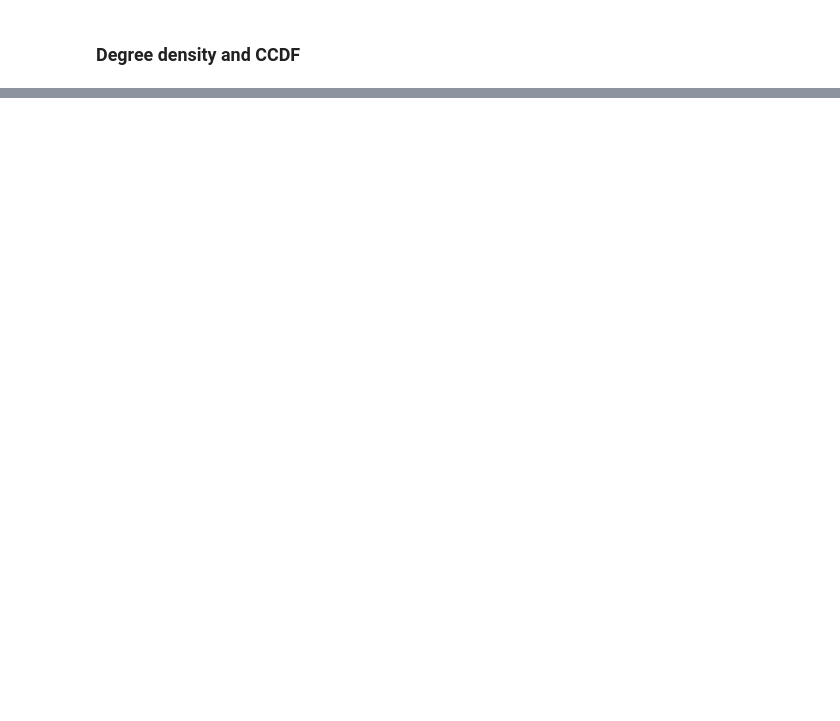
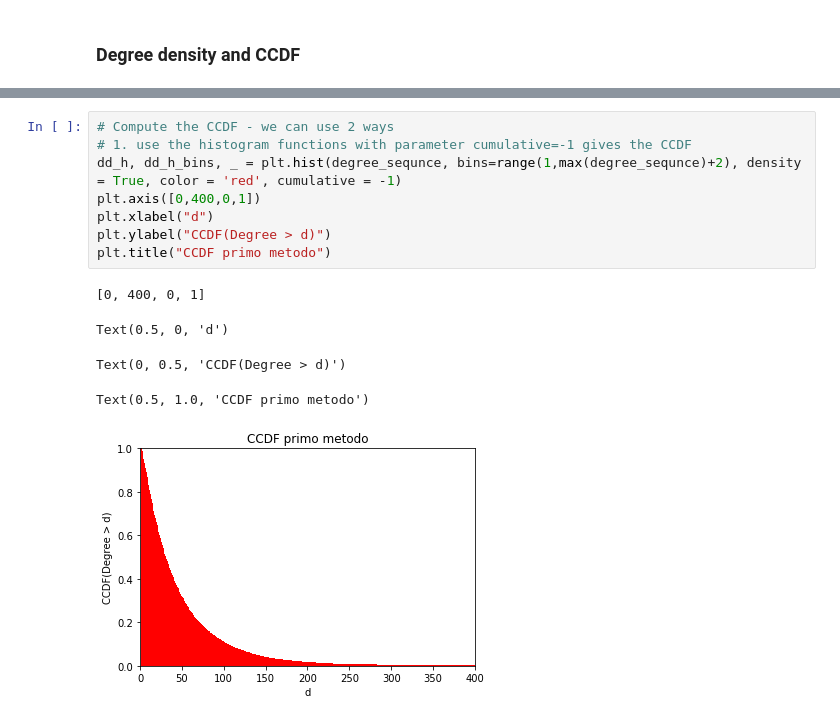
Before and after one commit to guglielmo84/cna_project, a Jupyter notebook: giant_component.ipynb, the cells around one changed output, grey strips where cells are left out. Saved outputs shown, nothing was run; the diff lists cells and outputs as text; blank space fills up the shorter version.

```diff
--- a/giant_component.ipynb
+++ b/giant_component.ipynb
@@ -338,0 +268,14 @@ IGRAPH UNW- 43953 262631 --
+# %%
+# Compute the CCDF - we can use 2 ways
+# 1. use the histogram functions with parameter cumulative=-1 gives the CCDF
+dd_h, dd_h_bins, _ = plt.hist(degree_sequnce, bins=range(1,max(degree_sequnce)+2), density = True, color = 'red', cumulative = -1)
+plt.axis([0,400,0,1])
+plt.xlabel("d")
+plt.ylabel("CCDF(Degree > d)")
+plt.title("CCDF primo metodo")
+# %% [output]
+[0, 400, 0, 1]
+Text(0.5, 0, 'd')
+Text(0, 0.5, 'CCDF(Degree > d)')
+Text(0.5, 1.0, 'CCDF primo metodo')
+[figure, added]
```
Also changed, not shown: parts of 16 cells of this notebook.
